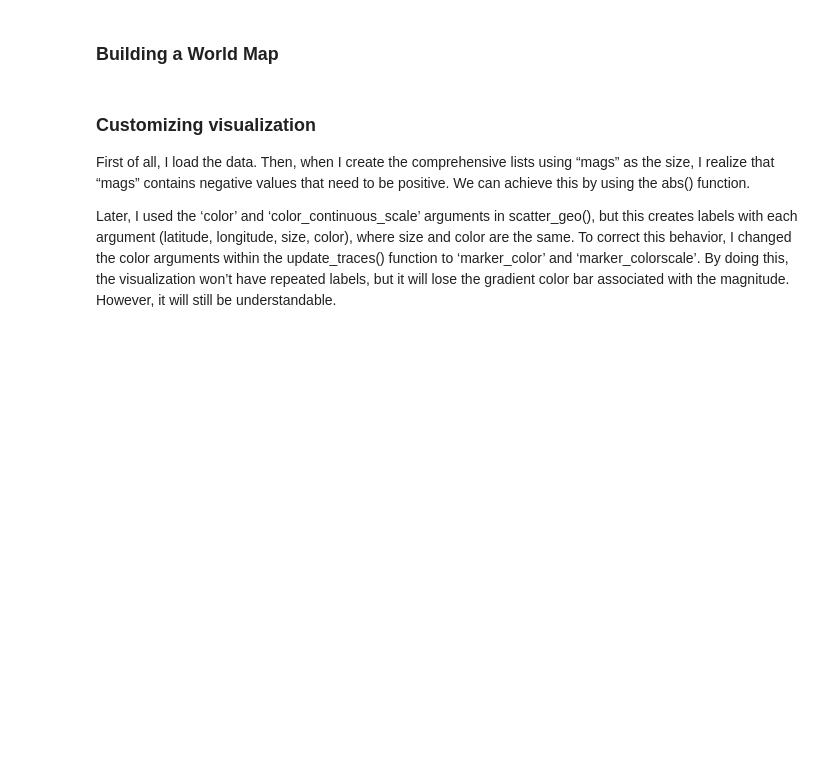
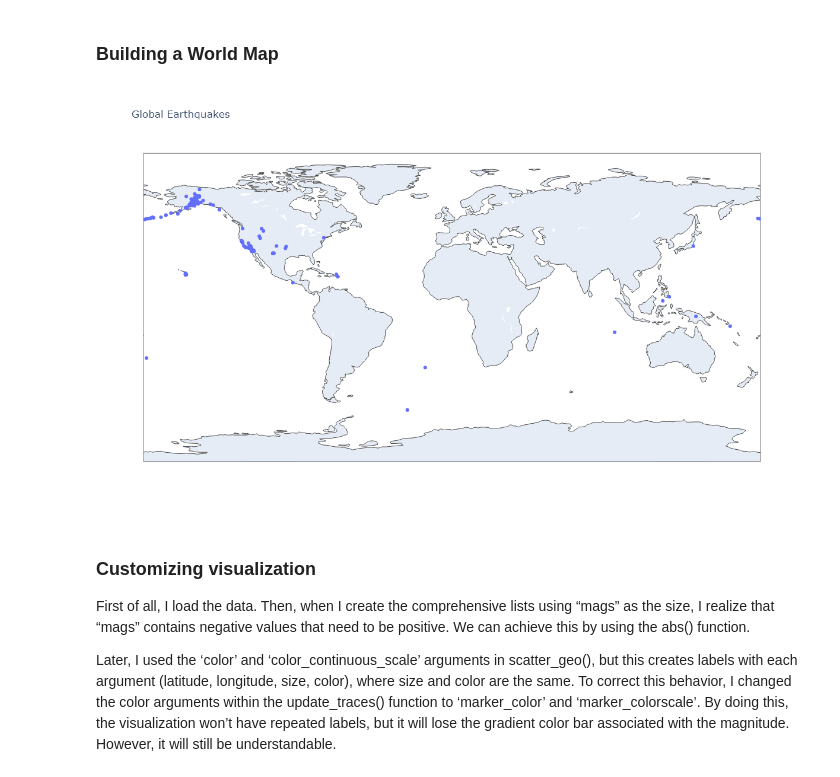
Before and after one commit to almanzanas/DataAnalystsJourney, a Jupyter notebook: data_visualization/downloading_data.ipynb, the cells around one changed output. Cells and saved outputs as stored; diff of their text form; code cells hidden in the pictures; blank space fills up the shorter version.

```diff
--- a/data_visualization/downloading_data.ipynb
+++ b/data_visualization/downloading_data.ipynb
@@ -768,27 +781,32 @@ print(lats[:5])
 # %%
 ### Visualizating
 
 from pathlib import Path
 import json
 import plotly.express as px
 
 # Read data as a string and convert to a Python object
 path = Path("eq_data/eq_1day.geojson")
 contents = path.read_text(encoding="utf-8")
 all_eq_data = json.loads(contents)
 
 # Examine all earthquakes in the dataset
 all_eq_dicts = all_eq_data["features"]
 
 #print(len(all_eq_dicts))
 
 mags = [eq_dict["properties"]["mag"] for eq_dict in all_eq_dicts]
 lons = [eq_dict["geometry"]["coordinates"][0] for eq_dict in all_eq_dicts]
 lats = [eq_dict["geometry"]["coordinates"][1] for eq_dict in all_eq_dicts]
 
 title = "Global Earthquakes"
 fig = px.scatter_geo(lat=lats, lon=lons, title=title, height=720)
-fig.show()
+
+fig.update_layout(width=1200, height=720)
+Image(fig.to_image(format='png'))
+#fig.show()
+# %% [output]
+[figure, added]
 # %% [markdown]
 ### Customizing visualization
 
```
Also changed, not shown: parts of 4 cells of this notebook, 3 other files.
